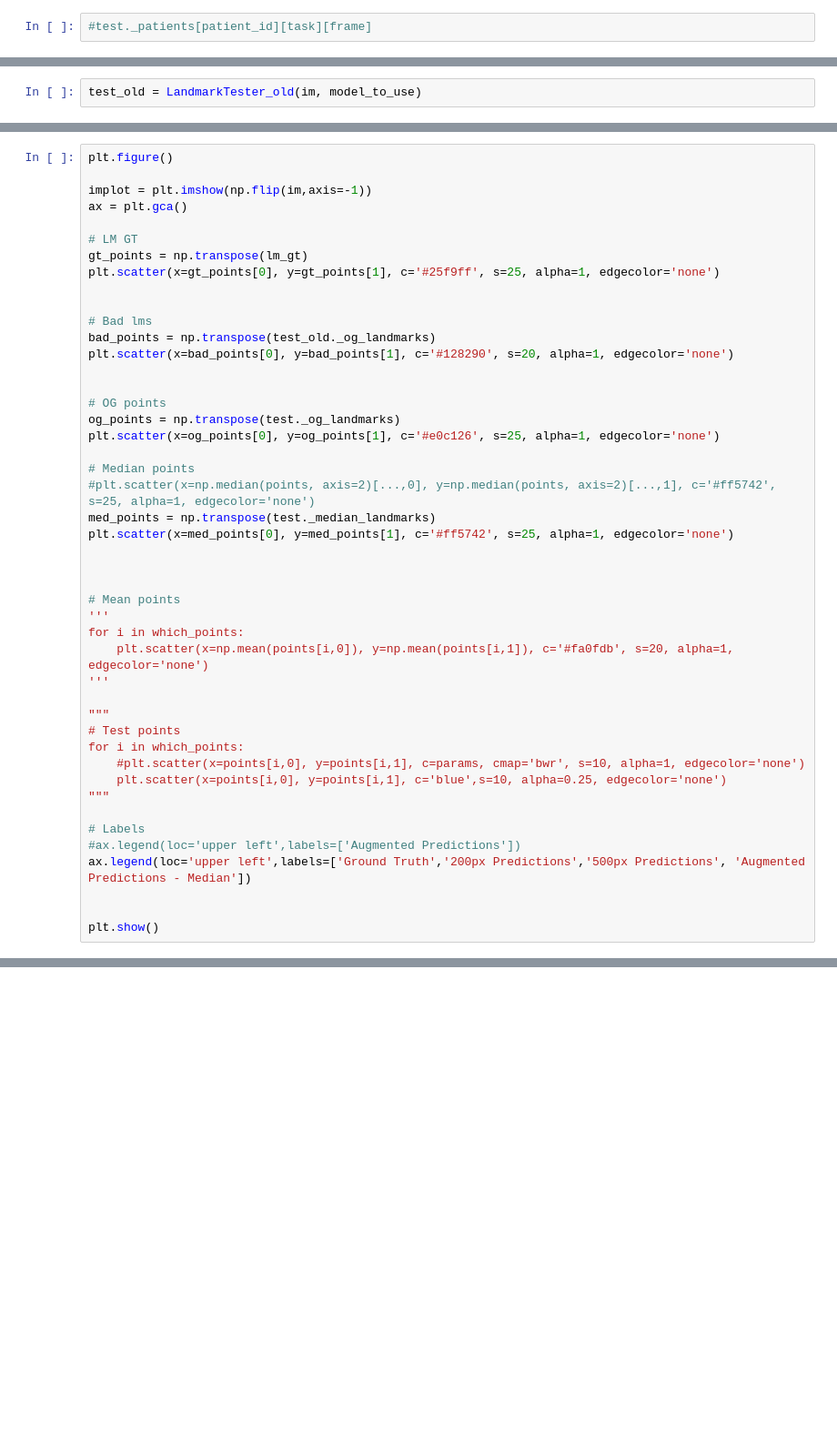
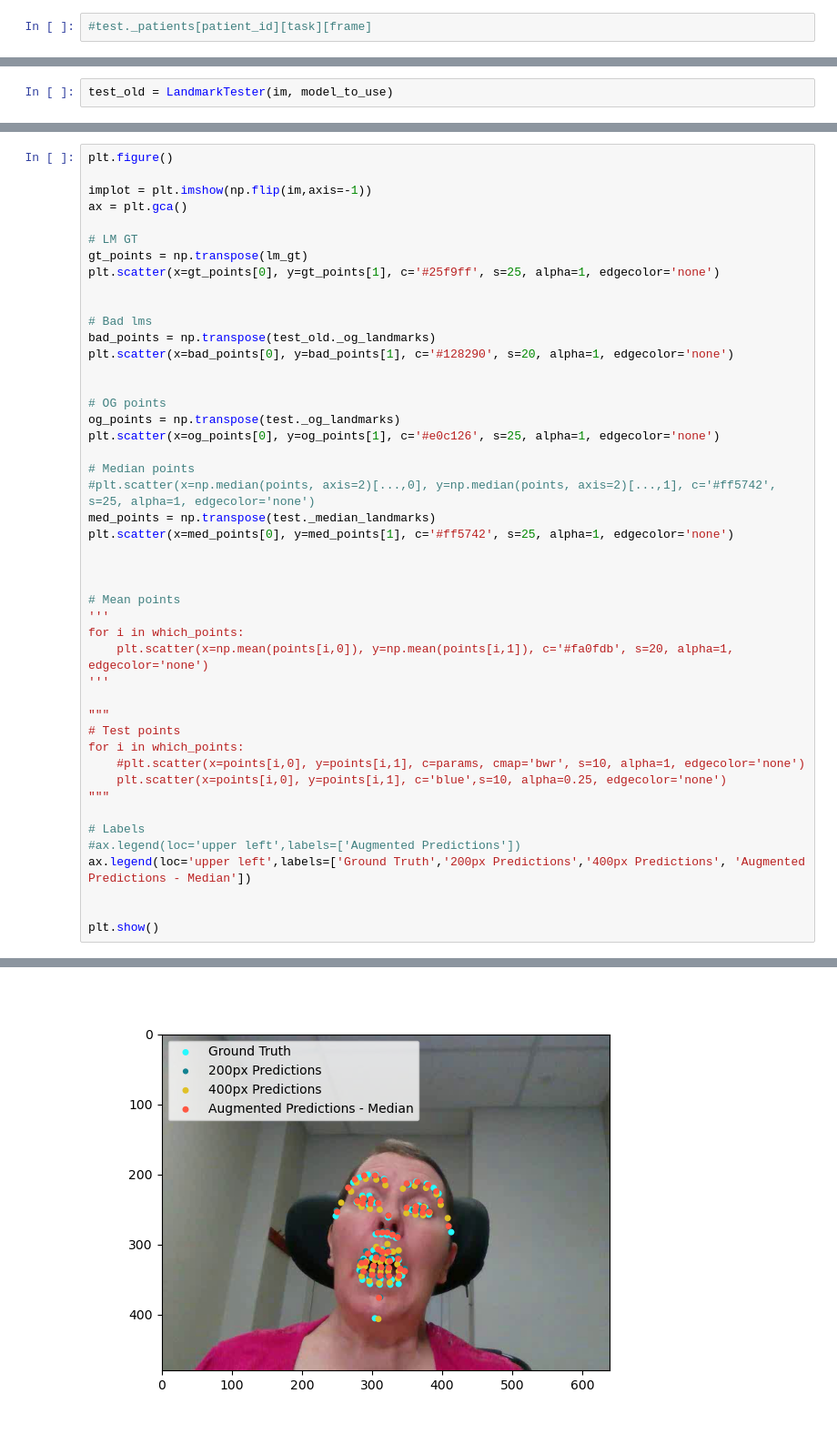
Before and after one commit to BingnanHuo/bp_research, a Jupyter notebook: dataset_test.ipynb, the cells around one changed output, grey strips where cells are left out. Shown: that part at 91% size. Cells and saved outputs as stored; diff of their text form; blank space fills up the shorter version.

```diff
--- a/dataset_test.ipynb
+++ b/dataset_test.ipynb
@@ -88,3 +88,3 @@ pr2._features
 # %%
-test_old = LandmarkTester_old(im, model_to_use)
+test_old = LandmarkTester(im, model_to_use)
 # %% [output]
@@ -148,7 +167,7 @@ for i in which_points:
 
 # Labels
 #ax.legend(loc='upper left',labels=['Augmented Predictions'])
-ax.legend(loc='upper left',labels=['Ground Truth','200px Predictions','500px Predictions', 'Augmented Predictions - Median'])
+ax.legend(loc='upper left',labels=['Ground Truth','200px Predictions','400px Predictions', 'Augmented Predictions - Median'])
 
 
 plt.show()
@@ -156,0 +175 @@ Error:
+[figure, added]
```
Also changed, not shown: parts of 23 cells of this notebook, 5 other files.
